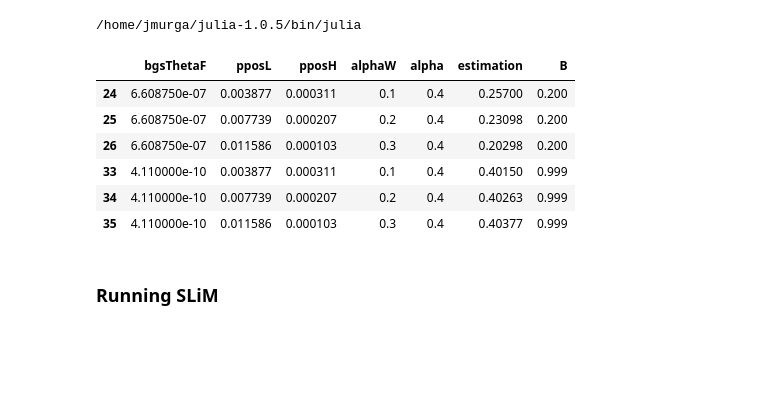
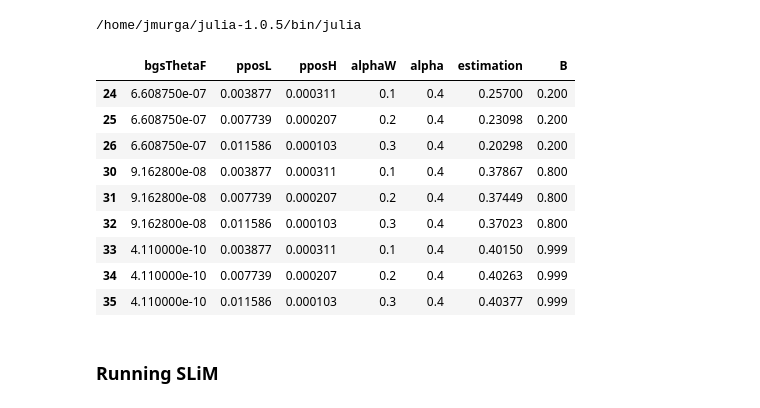
Before and after one commit to jmurga/abcmk_simulations, a Jupyter notebook: scripts/notebooks/bgsSimulations.ipynb, the cells around one changed output. Saved outputs shown, nothing was run; the diff lists cells and outputs as text; code cells hidden in the pictures; blank space fills up the shorter version.

```diff
--- a/scripts/notebooks/bgsSimulations.ipynb
+++ b/scripts/notebooks/bgsSimulations.ipynb
@@ -23,13 +23,16 @@ from slimParser import inputSlim, runSlim, parsePolDiv
 !julia /home/jmurga/mkt/202004/scripts/src/simTable.jl 1000
 # %%
 simTable = pd.read_csv(PATH + "/rawData/simulations/simTable.tsv", sep='\t')
-tmpSim = simTable[(simTable.alpha==0.4) & (simTable.B!=0.4) & (simTable.B!=0.8)];
+tmpSim = simTable[(simTable.alpha==0.4) & (simTable.B!=0.4)];
 tmpSim
 # %% [output]
 |  | bgsThetaF | pposL | pposH | alphaW | alpha | estimation | B |
 | 24 | 6.608750e-07 | 0.003877 | 0.000311 | 0.1 | 0.4 | 0.25700 | 0.200 |
 | 25 | 6.608750e-07 | 0.007739 | 0.000207 | 0.2 | 0.4 | 0.23098 | 0.200 |
 | 26 | 6.608750e-07 | 0.011586 | 0.000103 | 0.3 | 0.4 | 0.20298 | 0.200 |
+| 30 | 9.162800e-08 | 0.003877 | 0.000311 | 0.1 | 0.4 | 0.37867 | 0.800 |
+| 31 | 9.162800e-08 | 0.007739 | 0.000207 | 0.2 | 0.4 | 0.37449 | 0.800 |
+| 32 | 9.162800e-08 | 0.011586 | 0.000103 | 0.3 | 0.4 | 0.37023 | 0.800 |
 | 33 | 4.110000e-10 | 0.003877 | 0.000311 | 0.1 | 0.4 | 0.40150 | 0.999 |
 | 34 | 4.110000e-10 | 0.007739 | 0.000207 | 0.2 | 0.4 | 0.40263 | 0.999 |
 | 35 | 4.110000e-10 | 0.011586 | 0.000103 | 0.3 | 0.4 | 0.40377 | 0.999 |
```
Also changed, not shown: parts of 6 cells of this notebook, 5 other files.
